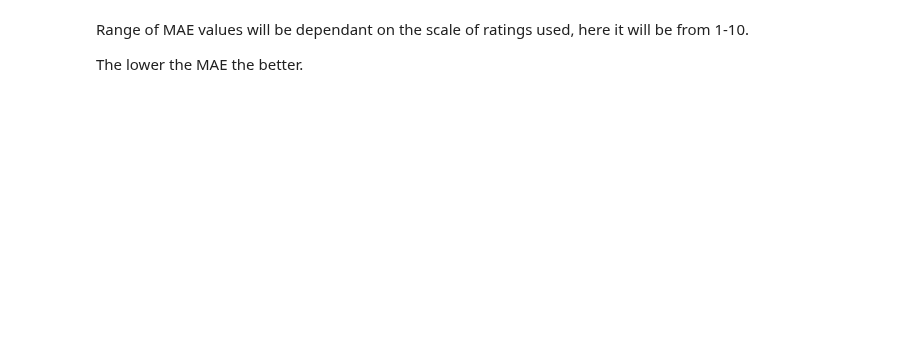
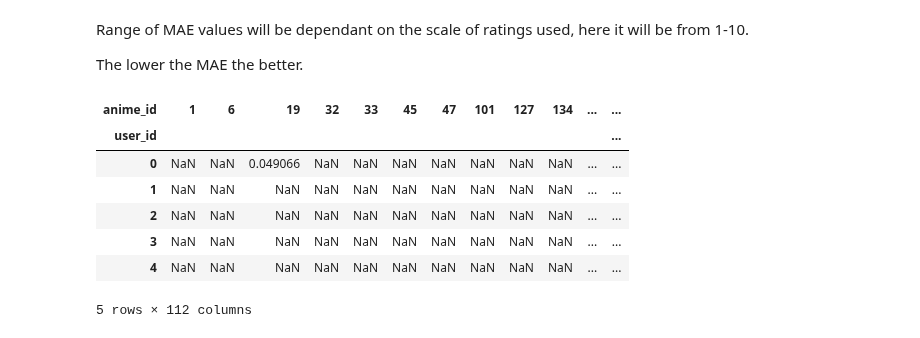
Before and after one commit to Haaris-Syed/AnimeRecommender, a Jupyter notebook: AnimeDataset-Preprocessing.ipynb, the cells around one changed output. Saved outputs shown, nothing was run; the diff lists cells and outputs as text; code cells hidden in the pictures; blank space fills up the shorter version.

```diff
--- a/AnimeDataset-Preprocessing.ipynb
+++ b/AnimeDataset-Preprocessing.ipynb
@@ -559,5 +559,8 @@ Index(['Monster', 'Another', 'Death Parade', 'Mirai Nikki', 'Mousou Dairinin',
 # %%
-anime_indexes = [anime_df[anime_df['name'] == anime_name].index[0] for anime_name in test_df.index]
+anime_indexes = [anime_df[anime_df['name'] == anime_name].index[0] for anime_name in hybrid_recs_df.index]
+anime_ids = [anime_df.loc[index, 'anime_id'] for index in anime_indexes]
 
-print(anime_indexes)
+hybrid_recs_df['anime_id'] = anime_ids
+
+hybrid_recs_df.head(10)
 # %% [output]
@@ -621,3 +712,16 @@ def calculate_mae(recommendations):
 Range of MAE values will be dependant on the scale of ratings used, here it will be from 1-10.
 
 The lower the MAE the better.
+# %%
+mae_pivot = mae_df.pivot_table(index='user_id', columns='anime_id', values='hybrid_score')
+
+mae_pivot.head()
+# %% [output]
+| anime_id | 1 | 6 | 19 | 32 | 33 | 45 | 47 | 101 | 127 | 134 | ... | ... |
+| user_id |  |  |  |  |  |  |  |  |  |  |  | ... |
+| 0 | NaN | NaN | 0.049066 | NaN | NaN | NaN | NaN | NaN | NaN | NaN | ... | ... |
+| 1 | NaN | NaN | NaN | NaN | NaN | NaN | NaN | NaN | NaN | NaN | ... | ... |
+| 2 | NaN | NaN | NaN | NaN | NaN | NaN | NaN | NaN | NaN | NaN | ... | ... |
+| 3 | NaN | NaN | NaN | NaN | NaN | NaN | NaN | NaN | NaN | NaN | ... | ... |
+| 4 | NaN | NaN | NaN | NaN | NaN | NaN | NaN | NaN | NaN | NaN | ... | ... |
+5 rows × 112 columns
```
Also changed, not shown: parts of 27 cells of this notebook.
